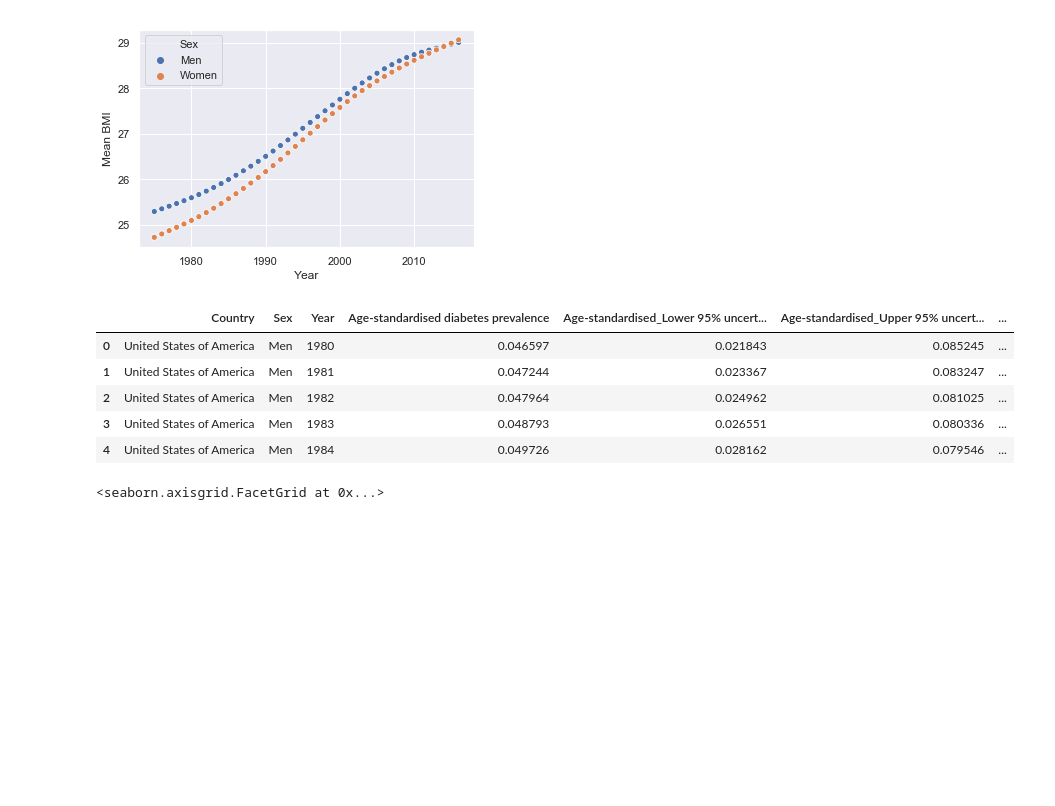
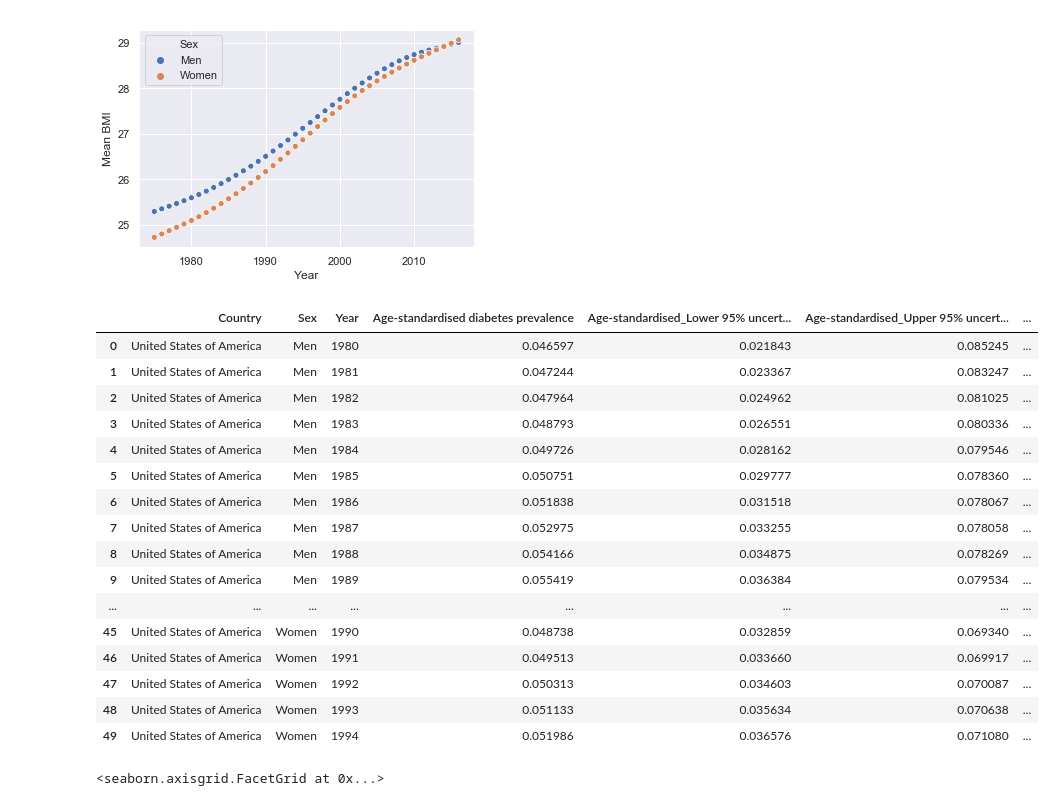
Before and after one commit to amateola7/Project-1-group4, a Jupyter notebook: health-markers-USA.ipynb, the cells around one changed output. Saved outputs shown, nothing was run; the diff lists cells and outputs as text; code cells hidden in the pictures; blank space fills up the shorter version.

```diff
--- a/health-markers-USA.ipynb
+++ b/health-markers-USA.ipynb
@@ -24,14 +27,25 @@ sns.scatterplot(data=bmi_data,x="Year",y="Mean BMI",hue="Sex")
 <matplotlib.axes._subplots.AxesSubplot at 0x...>
 [figure]
 # %%
-diabetes_data.head()
+diabetes_data.head(50)
 # %% [output]
 |  | Country | Sex | Year | Age-standardised diabetes prevalence | Age-standardised_Lower 95% uncert... | Age-standardised_Upper 95% uncert... | ... |
 | 0 | United States of America | Men | 1980 | 0.046597 | 0.021843 | 0.085245 | ... |
 | 1 | United States of America | Men | 1981 | 0.047244 | 0.023367 | 0.083247 | ... |
 | 2 | United States of America | Men | 1982 | 0.047964 | 0.024962 | 0.081025 | ... |
 | 3 | United States of America | Men | 1983 | 0.048793 | 0.026551 | 0.080336 | ... |
 | 4 | United States of America | Men | 1984 | 0.049726 | 0.028162 | 0.079546 | ... |
+| 5 | United States of America | Men | 1985 | 0.050751 | 0.029777 | 0.078360 | ... |
+| 6 | United States of America | Men | 1986 | 0.051838 | 0.031518 | 0.078067 | ... |
+| 7 | United States of America | Men | 1987 | 0.052975 | 0.033255 | 0.078058 | ... |
+| 8 | United States of America | Men | 1988 | 0.054166 | 0.034875 | 0.078269 | ... |
+| 9 | United States of America | Men | 1989 | 0.055419 | 0.036384 | 0.079534 | ... |
+| ... | ... | ... | ... | ... | ... | ... | ... |
+| 45 | United States of America | Women | 1990 | 0.048738 | 0.032859 | 0.069340 | ... |
+| 46 | United States of America | Women | 1991 | 0.049513 | 0.033660 | 0.069917 | ... |
+| 47 | United States of America | Women | 1992 | 0.050313 | 0.034603 | 0.070087 | ... |
+| 48 | United States of America | Women | 1993 | 0.051133 | 0.035634 | 0.070638 | ... |
+| 49 | United States of America | Women | 1994 | 0.051986 | 0.036576 | 0.071080 | ... |
 # %%
 sns.relplot(x="Year",y="Age-standardised diabetes prevalence", hue = "Sex", data=diabetes_data)
 # %% [output]
```
Also changed, not shown: parts of 2 cells of this notebook, 10 other files.
